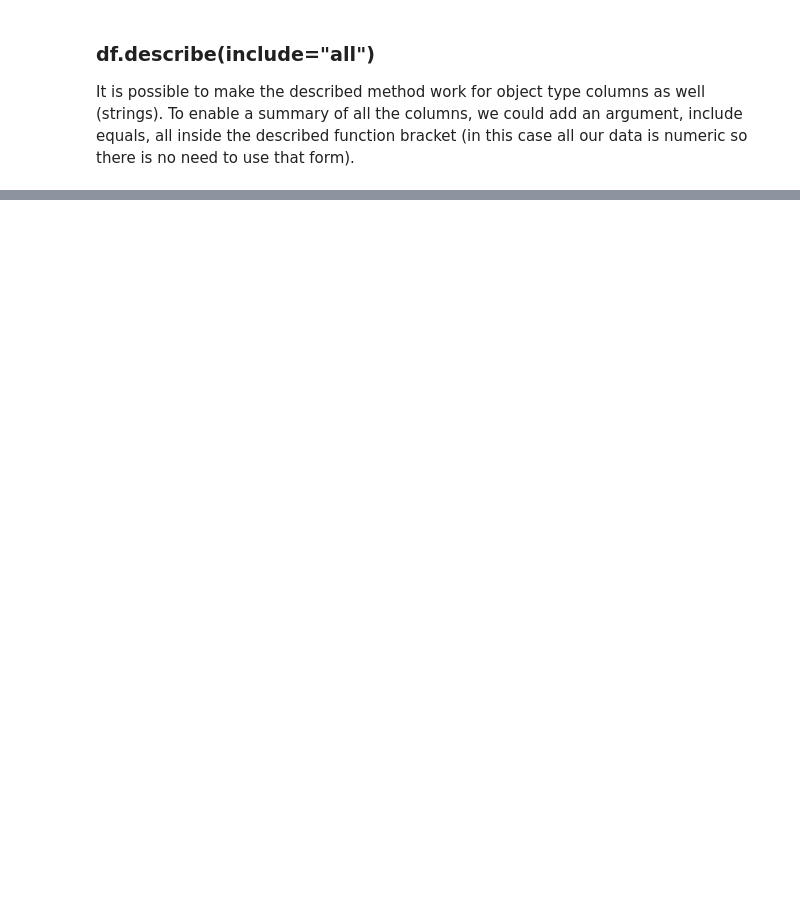
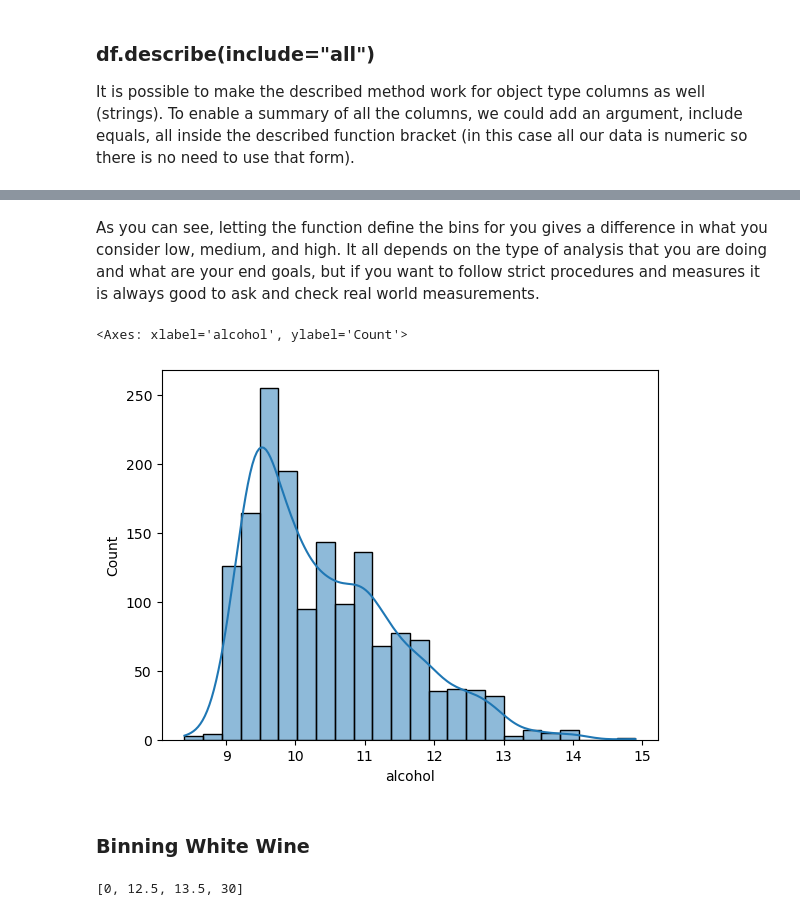
Before and after one commit to fernandes-s/wine_analysis, a Jupyter notebook: Wine_analysis.ipynb, the cells around one changed output, grey strips where cells are left out. Cells and saved outputs as stored; diff of their text form; code cells hidden in the pictures; blank space fills up the shorter version.

```diff
--- a/Wine_analysis.ipynb
+++ b/Wine_analysis.ipynb
@@ -225,0 +325,9 @@ It is possible to make the described method work for object type columns as well
+# %% [markdown]
+As you can see, letting the function define the bins for you gives a difference in what you consider low, medium, and high. It all depends on the type of analysis that you are doing and what are your end goals, but if you want to follow strict procedures and measures it is always good to ask and check real world measurements.
+# %%
+sns.histplot(df_red['alcohol'], kde=True)
+# %% [output]
+<Axes: xlabel='alcohol', ylabel='Count'>
+[figure, added]
+# %% [markdown]
+### Binning White Wine
@@ -225,0 +338,5 @@ It is possible to make the described method work for object type columns as well
+# %%
+# checking bins
+white_bins
+# %% [output]
+[0, 12.5, 13.5, 30]
```
Also changed, not shown: parts of 26 cells of this notebook.
